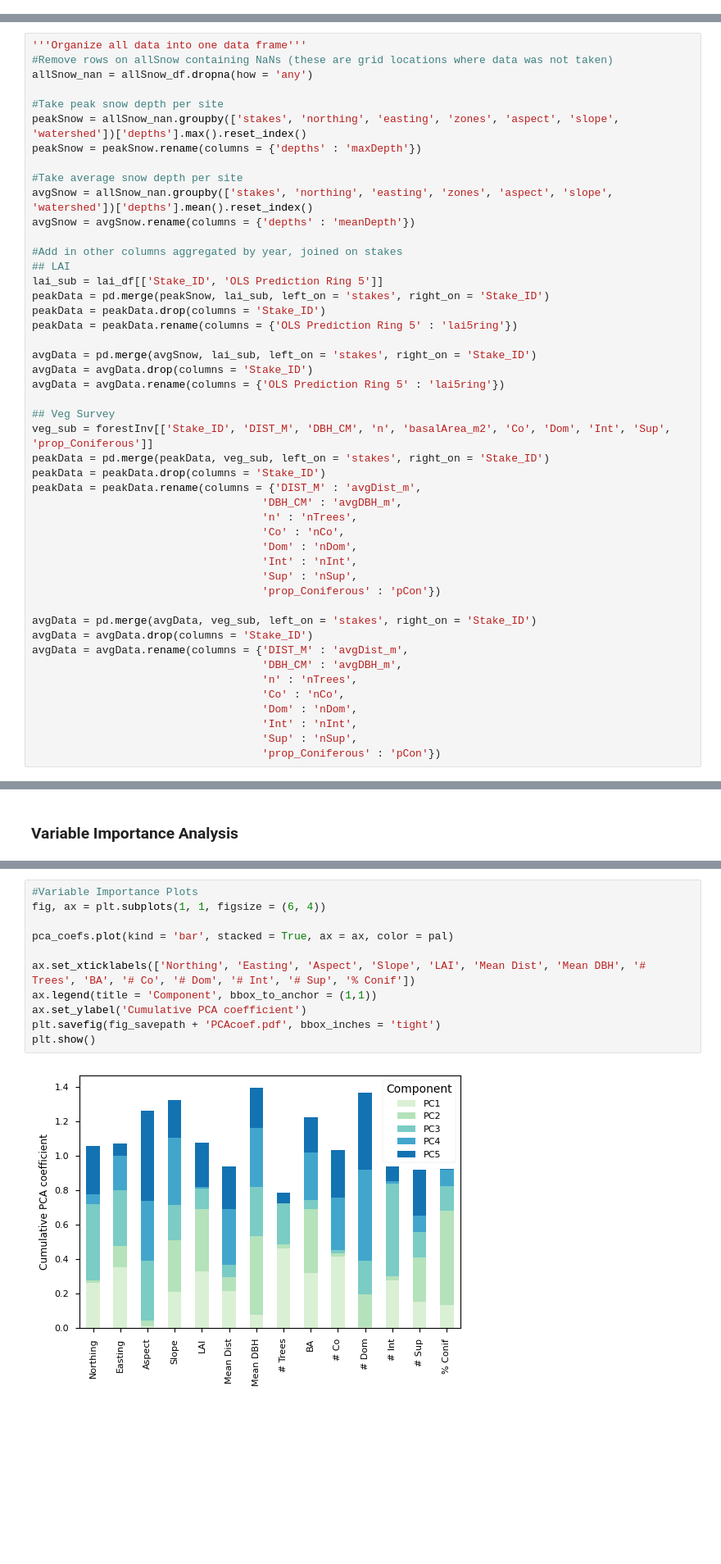
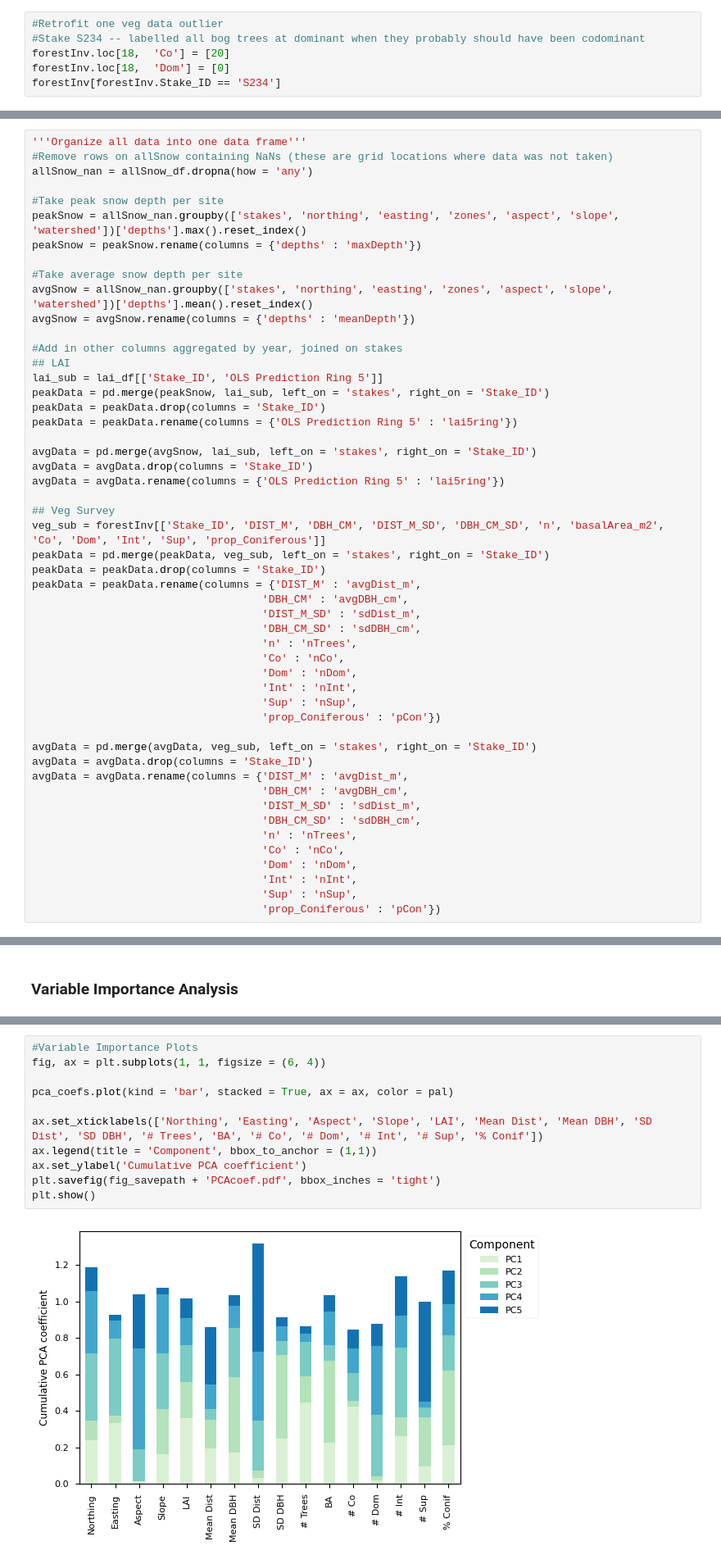
Before and after one commit to mwdjones/mef-snowhydro, a Jupyter notebook: Data and Codes/02_canopycontrols.ipynb, the cells around one changed output, grey strips where cells are left out. Shown at 82% size. Saved outputs shown, nothing was run; the diff lists cells and outputs as text; blank space fills up the shorter version.

```diff
--- a/Data and Codes/02_canopycontrols.ipynb
+++ b/Data and Codes/02_canopycontrols.ipynb
@@ -67,3 +68,9 @@ weeklyMet = pd.read_csv(import_path + "/ATM/WeeklyATMSummary.csv")
 # Import SWE data
 SWE = pd.read_csv(import_path + "2023SWE_data.csv",
                 parse_dates = ['DATE'])
+# %%
+#Retrofit one veg data outlier
+#Stake S234 -- labelled all bog trees at dominant when they probably should have been codominant
+forestInv.loc[18,  'Co'] = [20]
+forestInv.loc[18,  'Dom'] = [0]
+forestInv[forestInv.Stake_ID == 'S234']
@@ -92,11 +103,13 @@ avgData = avgData.drop(columns = 'Stake_ID')
 avgData = avgData.rename(columns = {'OLS Prediction Ring 5' : 'lai5ring'})
 
 ## Veg Survey
-veg_sub = forestInv[['Stake_ID', 'DIST_M', 'DBH_CM', 'n', 'basalArea_m2', 'Co', 'Dom', 'Int', 'Sup', 'prop_Coniferous']]
+veg_sub = forestInv[['Stake_ID', 'DIST_M', 'DBH_CM', 'DIST_M_SD', 'DBH_CM_SD', 'n', 'basalArea_m2', 'Co', 'Dom', 'Int', 'Sup', 'prop_Coniferous']]
 peakData = pd.merge(peakData, veg_sub, left_on = 'stakes', right_on = 'Stake_ID')
 peakData = peakData.drop(columns = 'Stake_ID')
 peakData = peakData.rename(columns = {'DIST_M' : 'avgDist_m',
-                                    'DBH_CM' : 'avgDBH_m',
+                                    'DBH_CM' : 'avgDBH_cm',
+                                    'DIST_M_SD' : 'sdDist_m',
+                                    'DBH_CM_SD' : 'sdDBH_cm',
                                     'n' : 'nTrees',
                                     'Co' : 'nCo',
                                     'Dom' : 'nDom',
@@ -107,7 +120,9 @@ peakData = peakData.rename(columns = {'DIST_M' : 'avgDist_m',
 avgData = pd.merge(avgData, veg_sub, left_on = 'stakes', right_on = 'Stake_ID')
 avgData = avgData.drop(columns = 'Stake_ID')
 avgData = avgData.rename(columns = {'DIST_M' : 'avgDist_m',
-                                    'DBH_CM' : 'avgDBH_m',
+                                    'DBH_CM' : 'avgDBH_cm',
+                                    'DIST_M_SD' : 'sdDist_m',
+                                    'DBH_CM_SD' : 'sdDBH_cm',
                                     'n' : 'nTrees',
                                     'Co' : 'nCo',
                                     'Dom' : 'nDom',
@@ -342,16 +357,16 @@ pca_coefs.head()
 # %%
 #Variable Importance Plots
 fig, ax = plt.subplots(1, 1, figsize = (6, 4))
 
 pca_coefs.plot(kind = 'bar', stacked = True, ax = ax, color = pal)
 
-ax.set_xticklabels(['Northing', 'Easting', 'Aspect', 'Slope', 'LAI', 'Mean Dist', 'Mean DBH', '# Trees', 'BA', '# Co', '# Dom', '# Int', '# Sup', '% Conif'])
+ax.set_xticklabels(['Northing', 'Easting', 'Aspect', 'Slope', 'LAI', 'Mean Dist', 'Mean DBH', 'SD Dist', 'SD DBH', '# Trees', 'BA', '# Co', '# Dom', '# Int', '# Sup', '% Conif'])
 ax.legend(title = 'Component', bbox_to_anchor = (1,1))
 ax.set_ylabel('Cumulative PCA coefficient')
 plt.savefig(fig_savepath + 'PCAcoef.pdf', bbox_inches = 'tight')
 plt.show()
 # %% [output]
-[figure, old version]
+[figure, new version]
 # %%
 #Version weighted by PCA explained percentage
 pca_coefs_weighted = pca_coefs
```
Also changed, not shown: parts of 40 cells of this notebook, 39 other files.
